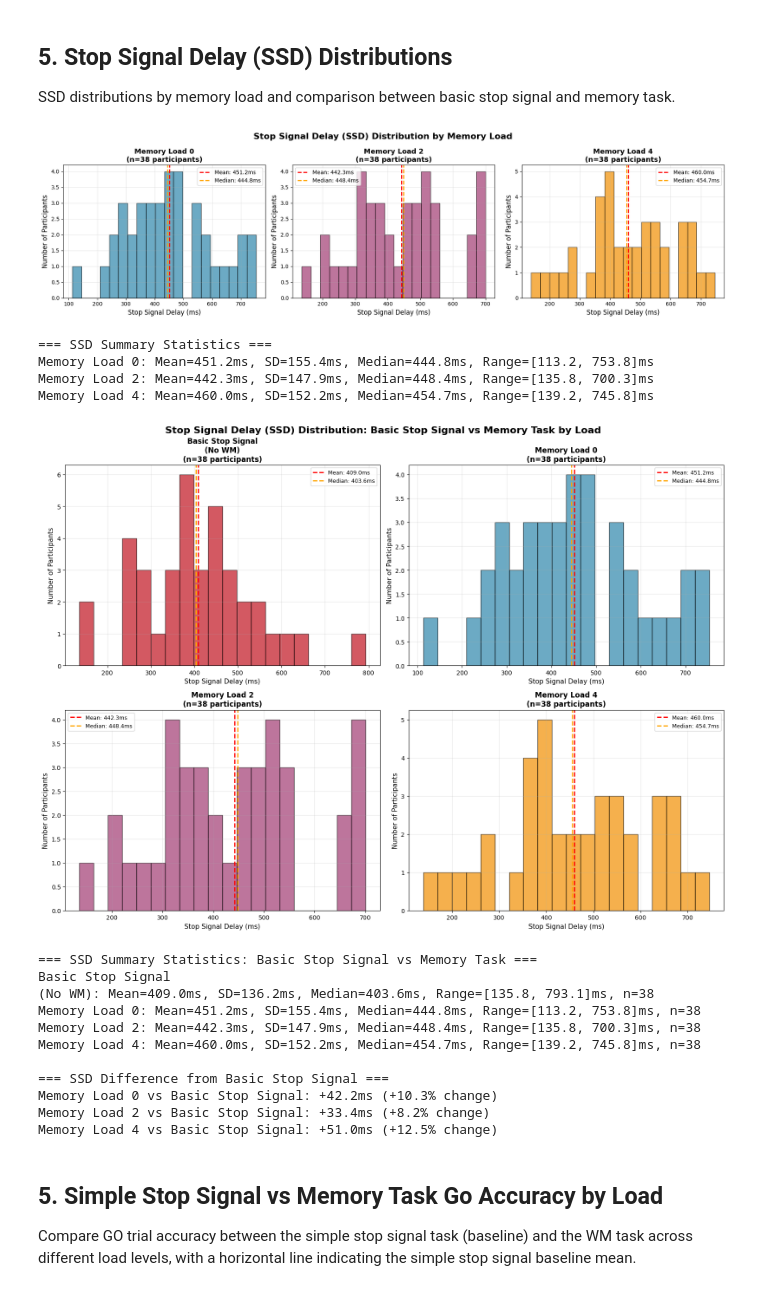
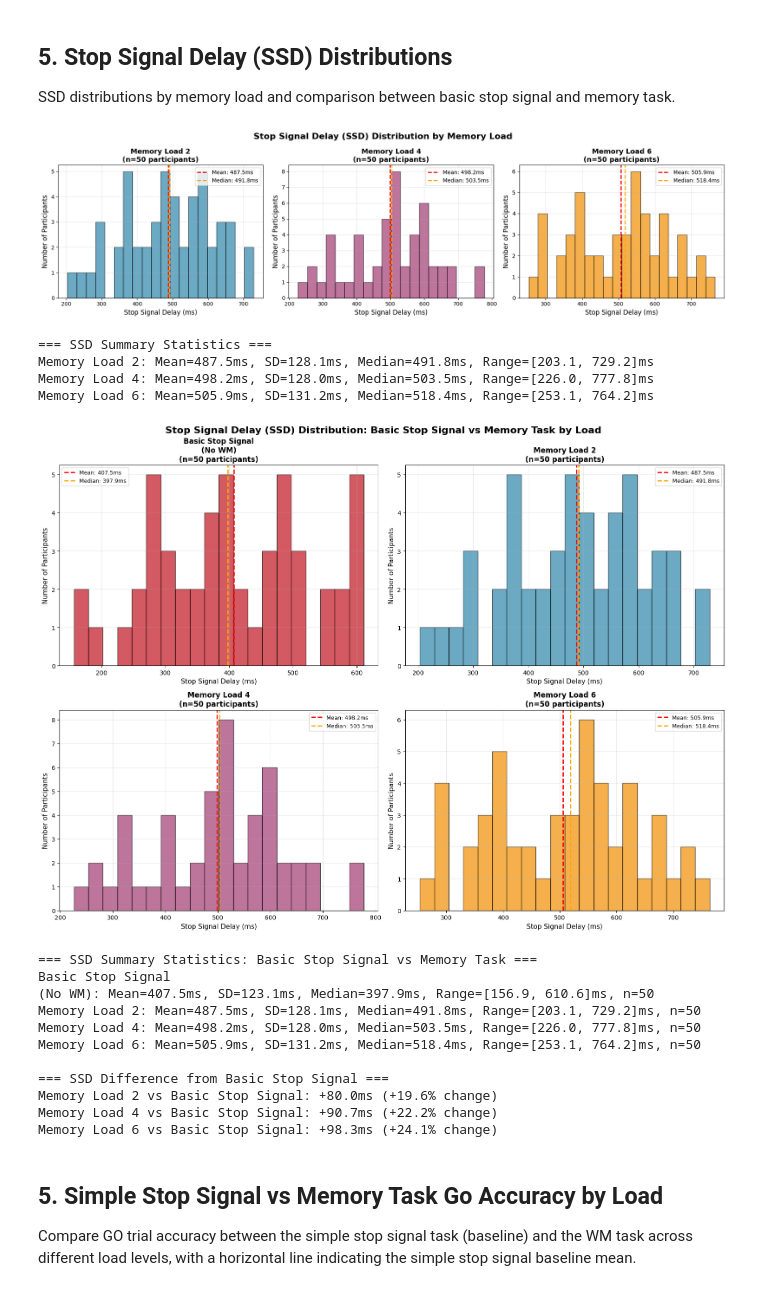
Before and after one commit to lynde-wolf/stop_signal_nested_memory_highload_analysis, a Jupyter notebook: notebooks/visualization_notebook.ipynb, the cells around one changed output. Saved outputs shown, nothing was run; the diff lists cells and outputs as text; code cells hidden in the pictures.

```diff
--- a/notebooks/visualization_notebook.ipynb
+++ b/notebooks/visualization_notebook.ipynb
@@ -137,9 +137,9 @@ fig.suptitle('Go Trial RT Distribution by Memory Load', fontsize=16, fontweight=
 
 colors = ['#2E86AB', '#A23B72', '#F18F01']  # Blue, Purple, Orange
 conditions = [
-    ('Memory Load 0', 'dual_task_go_wm0_mean_rt', colors[0]),
-    ('Memory Load 2', 'dual_task_go_wm2_mean_rt', colors[1]),
-    ('Memory Load 4', 'dual_task_go_wm4_mean_rt', colors[2])
+    ('Memory Load 2', 'dual_task_go_wm2_mean_rt', colors[0]),
+    ('Memory Load 4', 'dual_task_go_wm4_mean_rt', colors[1]),
+    ('Memory Load 6', 'dual_task_go_wm6_mean_rt', colors[2])
 ]
 
 for idx, (label, column, color) in enumerate(conditions):
@@ -191,9 +191,9 @@ fig.suptitle('Go Trial RT Distribution: Basic Stop Signal vs Memory Task by Load
 colors = ['#C1121F', '#2E86AB', '#A23B72', '#F18F01']  # Red, Blue, Purple, Orange
 all_conditions = [
     ('Basic Stop Signal\n(No WM)', 'go_mean_rt', metrics_data_stop, colors[0], axes[0, 0]),
-    ('Memory Load 0', 'dual_task_go_wm0_mean_rt', metrics_data_wm, colors[1], axes[0, 1]),
-    ('Memory Load 2', 'dual_task_go_wm2_mean_rt', metrics_data_wm, colors[2], axes[1, 0]),
-    ('Memory Load 4', 'dual_task_go_wm4_mean_rt', metrics_data_wm, colors[3], axes[1, 1])
+    ('Memory Load 2', 'dual_task_go_wm2_mean_rt', metrics_data_wm, colors[1], axes[0, 1]),
+    ('Memory Load 4', 'dual_task_go_wm4_mean_rt', metrics_data_wm, colors[2], axes[1, 0]),
+    ('Memory Load 6', 'dual_task_go_wm6_mean_rt', metrics_data_wm, colors[3], axes[1, 1])
 ]
 
 rt_summary = {}
@@ -240,7 +240,7 @@ for label, stats in rt_summary.items():
 # Calculate RT cost of WM load
 print("\n=== RT Cost of Memory Load ===")
 baseline_mean = rt_summary['Basic Stop Signal\n(No WM)']['mean']
-for load in ['Memory Load 0', 'Memory Load 2', 'Memory Load 4']:
+for load in ['Memory Load 2', 'Memory Load 4', 'Memory Load 6']:
     cost = rt_summary[load]['mean'] - baseline_mean
     print(f"{load} vs Basic Stop Signal: +{cost:.1f}ms ({cost/baseline_mean*100:.1f}% increase)")
 # %% [output]
@@ -267,9 +267,9 @@ fig.suptitle('Stop Signal Delay (SSD) Distribution by Memory Load', fontsize=16,
 
 colors = ['#2E86AB', '#A23B72', '#F18F01']  # Blue, Purple, Orange
 conditions = [
-    ('Memory Load 0', 'mean_SSD_wm0', colors[0]),
-    ('Memory Load 2', 'mean_SSD_wm2', colors[1]),
-    ('Memory Load 4', 'mean_SSD_wm4', colors[2])
+    ('Memory Load 2', 'mean_SSD_wm2', colors[0]),
+    ('Memory Load 4', 'mean_SSD_wm4', colors[1]),
+    ('Memory Load 6', 'mean_SSD_wm6', colors[2])
 ]
 
 for idx, (label, column, color) in enumerate(conditions):
@@ -311,9 +311,9 @@ fig.suptitle('Stop Signal Delay (SSD) Distribution: Basic Stop Signal vs Memory
 colors = ['#C1121F', '#2E86AB', '#A23B72', '#F18F01']  # Red, Blue, Purple, Orange
 all_conditions = [
     ('Basic Stop Signal\n(No WM)', 'mean_SSD', metrics_data_stop, colors[0], axes[0, 0]),
-    ('Memory Load 0', 'mean_SSD_wm0', metrics_data_wm, colors[1], axes[0, 1]),
-    ('Memory Load 2', 'mean_SSD_wm2', metrics_data_wm, colors[2], axes[1, 0]),
-    ('Memory Load 4', 'mean_SSD_wm4', metrics_data_wm, colors[3], axes[1, 1])
+    ('Memory Load 2', 'mean_SSD_wm2', metrics_data_wm, colors[1], axes[0, 1]),
+    ('Memory Load 4', 'mean_SSD_wm4', metrics_data_wm, colors[2], axes[1, 0]),
+    ('Memory Load 6', 'mean_SSD_wm6', metrics_data_wm, colors[3], axes[1, 1])
 ]
 
 ssd_summary = {}
@@ -337,50 +337,50 @@ for label, column, data_source, color, ax in all_conditions:
     ax.set_title(f'{label}\n(n={len(data)} participants)', fontsize=12, fontweight='bold')
     ax.legend(fontsize=9)
     ax.grid(True, alpha=0.3)
 
     # Store summary stats
     ssd_summary[label] = {
         'mean': mean_val,
         'median': median_val,
         'sd': data.std(),
         'min': data.min(),
         'max': data.max(),
         'n': len(data)
     }
 
 plt.tight_layout()
 plt.show()
 
 # Print summary statistics
 print("\n=== SSD Summary Statistics: Basic Stop Signal vs Memory Task ===")
 for label, stats in ssd_summary.items():
     print(f"{label}: Mean={stats['mean']:.1f}ms, SD={stats['sd']:.1f}ms, "
           f"Median={stats['median']:.1f}ms, Range=[{stats['min']:.1f}, {stats['max']:.1f}]ms, n={stats['n']}")
 
 # Calculate SSD difference from baseline
 print("\n=== SSD Difference from Basic Stop Signal ===")
 baseline_mean = ssd_summary['Basic Stop Signal\n(No WM)']['mean']
-for load in ['Memory Load 0', 'Memory Load 2', 'Memory Load 4']:
+for load in ['Memory Load 2', 'Memory Load 4', 'Memory Load 6']:
     diff = ssd_summary[load]['mean'] - baseline_mean
     print(f"{load} vs Basic Stop Signal: {diff:+.1f}ms ({diff/baseline_mean*100:+.1f}% change)")
 # %% [output]
-[figure, old version]
+[figure, new version]
 === SSD Summary Statistics ===
-Memory Load 0: Mean=451.2ms, SD=155.4ms, Median=444.8ms, Range=[113.2, 753.8]ms
-Memory Load 2: Mean=442.3ms, SD=147.9ms, Median=448.4ms, Range=[135.8, 700.3]ms
-Memory Load 4: Mean=460.0ms, SD=152.2ms, Median=454.7ms, Range=[139.2, 745.8]ms
+Memory Load 2: Mean=487.5ms, SD=128.1ms, Median=491.8ms, Range=[203.1, 729.2]ms
+Memory Load 4: Mean=498.2ms, SD=128.0ms, Median=503.5ms, Range=[226.0, 777.8]ms
+Memory Load 6: Mean=505.9ms, SD=131.2ms, Median=518.4ms, Range=[253.1, 764.2]ms
-[figure, old version]
+[figure, new version]
 === SSD Summary Statistics: Basic Stop Signal vs Memory Task ===
 Basic Stop Signal
-(No WM): Mean=409.0ms, SD=136.2ms, Median=403.6ms, Range=[135.8, 793.1]ms, n=38
-Memory Load 0: Mean=451.2ms, SD=155.4ms, Median=444.8ms, Range=[113.2, 753.8]ms, n=38
-Memory Load 2: Mean=442.3ms, SD=147.9ms, Median=448.4ms, Range=[135.8, 700.3]ms, n=38
-Memory Load 4: Mean=460.0ms, SD=152.2ms, Median=454.7ms, Range=[139.2, 745.8]ms, n=38
+(No WM): Mean=407.5ms, SD=123.1ms, Median=397.9ms, Range=[156.9, 610.6]ms, n=50
+Memory Load 2: Mean=487.5ms, SD=128.1ms, Median=491.8ms, Range=[203.1, 729.2]ms, n=50
+Memory Load 4: Mean=498.2ms, SD=128.0ms, Median=503.5ms, Range=[226.0, 777.8]ms, n=50
+Memory Load 6: Mean=505.9ms, SD=131.2ms, Median=518.4ms, Range=[253.1, 764.2]ms, n=50
 
 === SSD Difference from Basic Stop Signal ===
-Memory Load 0 vs Basic Stop Signal: +42.2ms (+10.3% change)
-Memory Load 2 vs Basic Stop Signal: +33.4ms (+8.2% change)
-Memory Load 4 vs Basic Stop Signal: +51.0ms (+12.5% change)
+Memory Load 2 vs Basic Stop Signal: +80.0ms (+19.6% change)
+Memory Load 4 vs Basic Stop Signal: +90.7ms (+22.2% change)
+Memory Load 6 vs Basic Stop Signal: +98.3ms (+24.1% change)
 # %% [markdown]
 ## 5. Simple Stop Signal vs Memory Task Go Accuracy by Load
 
```
Also changed, not shown: parts of 22 cells of this notebook, 7 other files.
